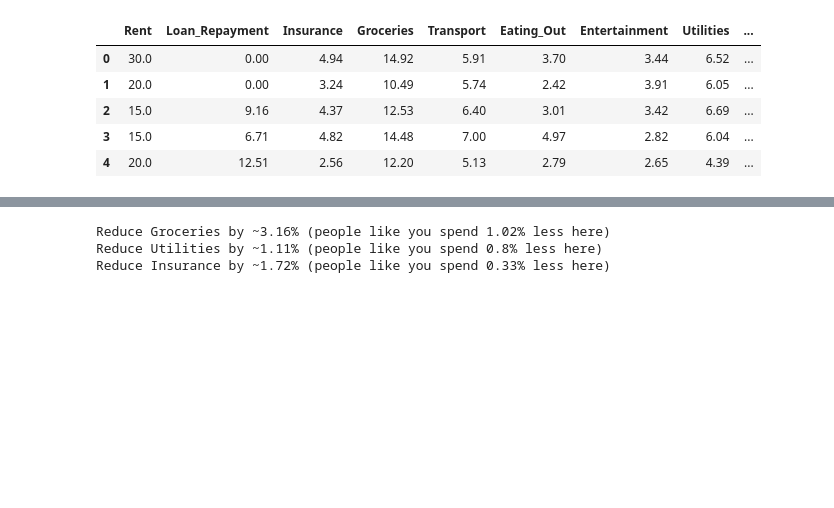
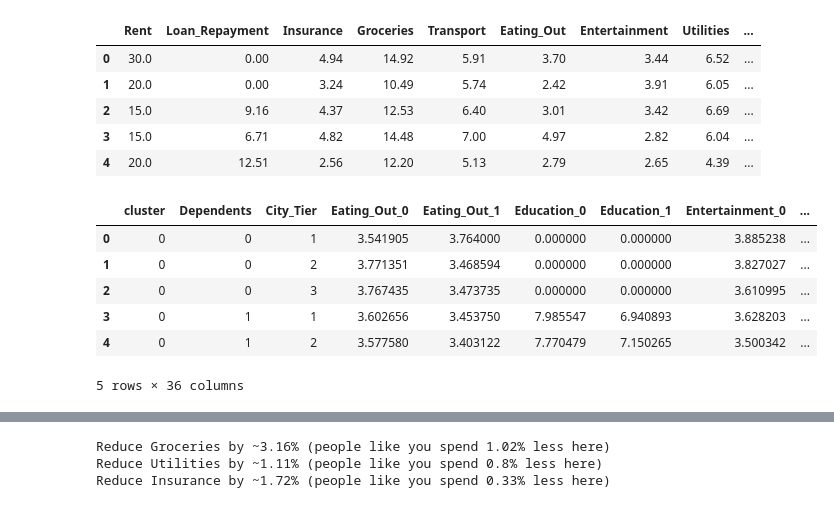
Before and after one commit to abr-98/Personal_Finance_Helper_Bot, a Jupyter notebook: personal_spending_habits/data-analysis_and_modelling.ipynb, the cells around one changed output, grey strips where cells are left out. Saved outputs shown, nothing was run; the diff lists cells and outputs as text; code cells hidden in the pictures; blank space fills up the shorter version.

```diff
--- a/personal_spending_habits/data-analysis_and_modelling.ipynb
+++ b/personal_spending_habits/data-analysis_and_modelling.ipynb
@@ -451,3 +455,13 @@ pivot = pivot.reset_index()
 # %%
 for col in spending_cols:
     pivot[f"{col}_diff"] = pivot[f"{col}_1"] - pivot[f"{col}_0"]
+# %%
+pivot.head()
+# %% [output]
+|  | cluster | Dependents | City_Tier | Eating_Out_0 | Eating_Out_1 | Education_0 | Education_1 | Entertainment_0 | ... |
+| 0 | 0 | 0 | 1 | 3.541905 | 3.764000 | 0.000000 | 0.000000 | 3.885238 | ... |
+| 1 | 0 | 0 | 2 | 3.771351 | 3.468594 | 0.000000 | 0.000000 | 3.827027 | ... |
+| 2 | 0 | 0 | 3 | 3.767435 | 3.473735 | 0.000000 | 0.000000 | 3.610995 | ... |
+| 3 | 0 | 1 | 1 | 3.602656 | 3.453750 | 7.985547 | 6.940893 | 3.628203 | ... |
+| 4 | 0 | 1 | 2 | 3.577580 | 3.403122 | 7.770479 | 7.150265 | 3.500342 | ... |
+5 rows × 36 columns
```
Also changed, not shown: parts of 6 cells of this notebook, 7 other files.
